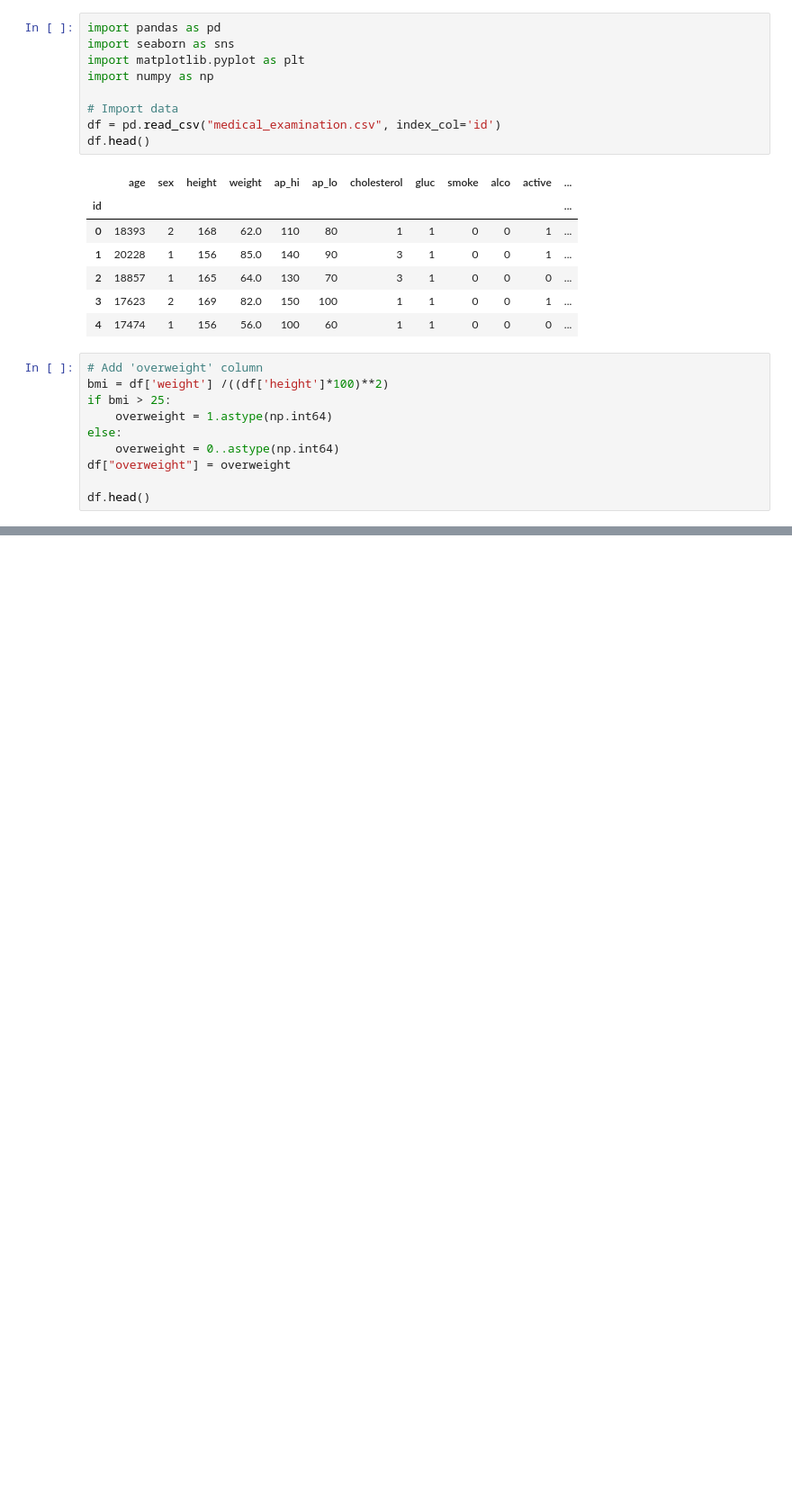
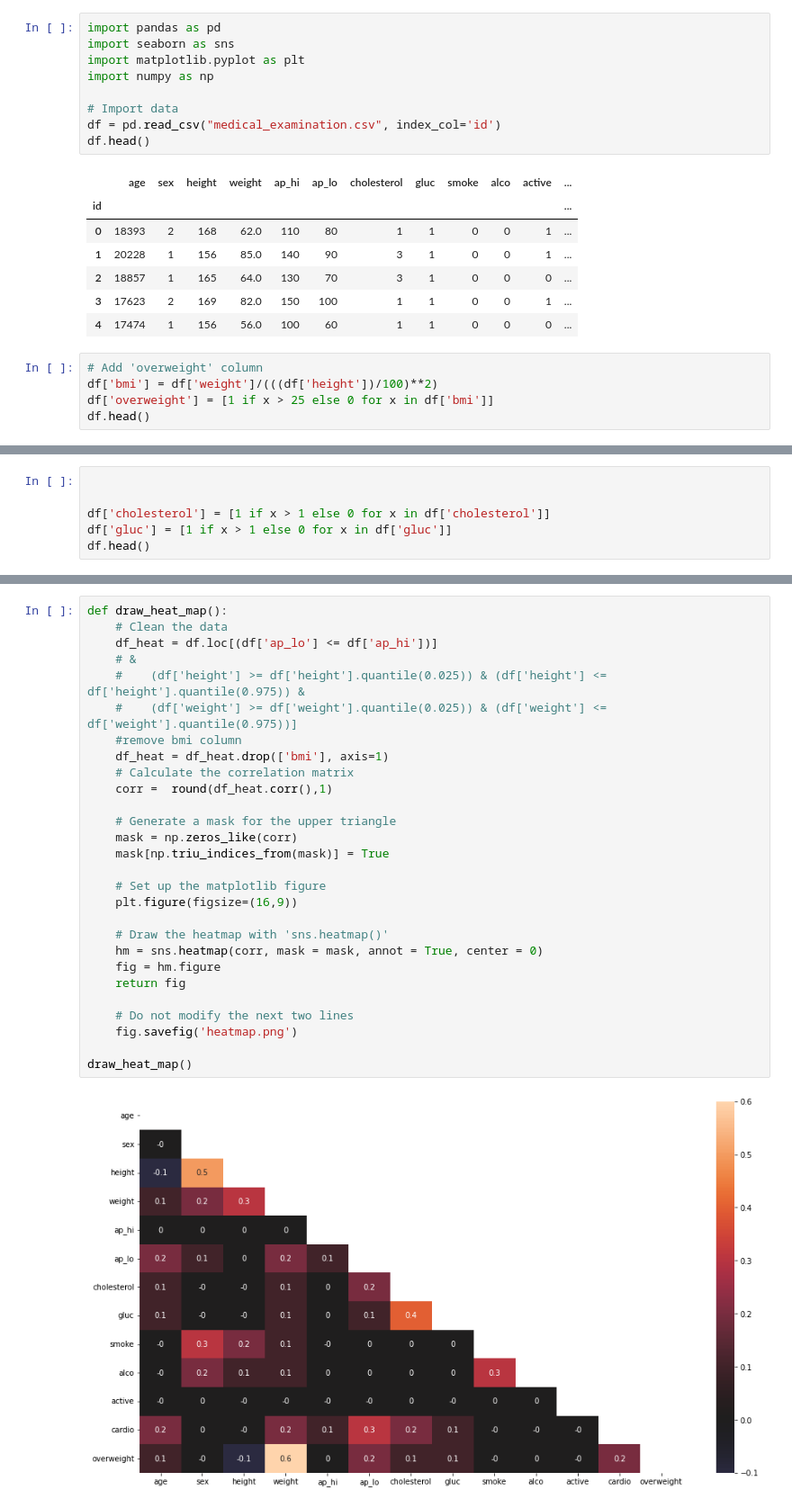
Before and after one commit to LIdeVries/FreeCodeCamp, a Jupyter notebook: Data Analysis With Python/play.ipynb, the cells around one changed output, grey strips where cells are left out. Shown at 90% size. Cells and saved outputs as stored; diff of their text form; blank space fills up the shorter version.

```diff
--- a/Data Analysis With Python/play.ipynb
+++ b/Data Analysis With Python/play.ipynb
@@ -17,12 +17,7 @@ df.head()
 | 4 | 17474 | 1 | 156 | 56.0 | 100 | 60 | 1 | 1 | 0 | 0 | 0 | ... |
 # %%
 # Add 'overweight' column
-bmi = df['weight'] /((df['height']*100)**2)
-if bmi > 25:
-    overweight = 1.astype(np.int64)
-else:
-    overweight = 0..astype(np.int64)
-df["overweight"] = overweight
-
+df['bmi'] = df['weight']/(((df['height'])/100)**2)
+df['overweight'] = [1 if x > 25 else 0 for x in df['bmi']]
 df.head()
 # %% [output]
@@ -29,0 +31,6 @@ ValueError: The truth value of a Series is ambiguous. Use a.empty, a.bool(), a.i
+# %%
+
+
+df['cholesterol'] = [1 if x > 1 else 0 for x in df['cholesterol']]
+df['gluc'] = [1 if x > 1 else 0 for x in df['gluc']]
+df.head()
@@ -29,0 +108,30 @@ ValueError: The truth value of a Series is ambiguous. Use a.empty, a.bool(), a.i
+# %%
+def draw_heat_map():
+    # Clean the data
+    df_heat = df.loc[(df['ap_lo'] <= df['ap_hi'])]
+    # &
+    #    (df['height'] >= df['height'].quantile(0.025)) & (df['height'] <= df['height'].quantile(0.975)) &
+    #    (df['weight'] >= df['weight'].quantile(0.025)) & (df['weight'] <= df['weight'].quantile(0.975))]
+    #remove bmi column
+    df_heat = df_heat.drop(['bmi'], axis=1)
+    # Calculate the correlation matrix
+    corr =  round(df_heat.corr(),1)
+
+    # Generate a mask for the upper triangle
+    mask = np.zeros_like(corr)
+    mask[np.triu_indices_from(mask)] = True
+
+    # Set up the matplotlib figure
+    plt.figure(figsize=(16,9))
+
+    # Draw the heatmap with 'sns.heatmap()'
+    hm = sns.heatmap(corr, mask = mask, annot = True, center = 0)
+    fig = hm.figure
+    return fig
+
+    # Do not modify the next two lines
+    fig.savefig('heatmap.png')
+
+draw_heat_map()
+# %% [output]
+[figure, added]
```
Also changed, not shown: parts of 6 cells of this notebook, 3 other files.
